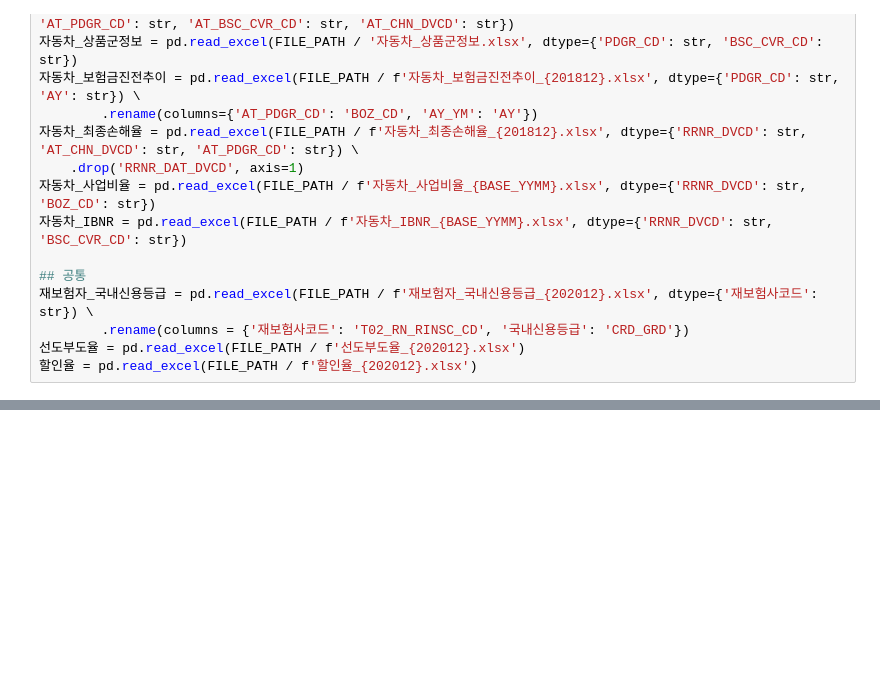
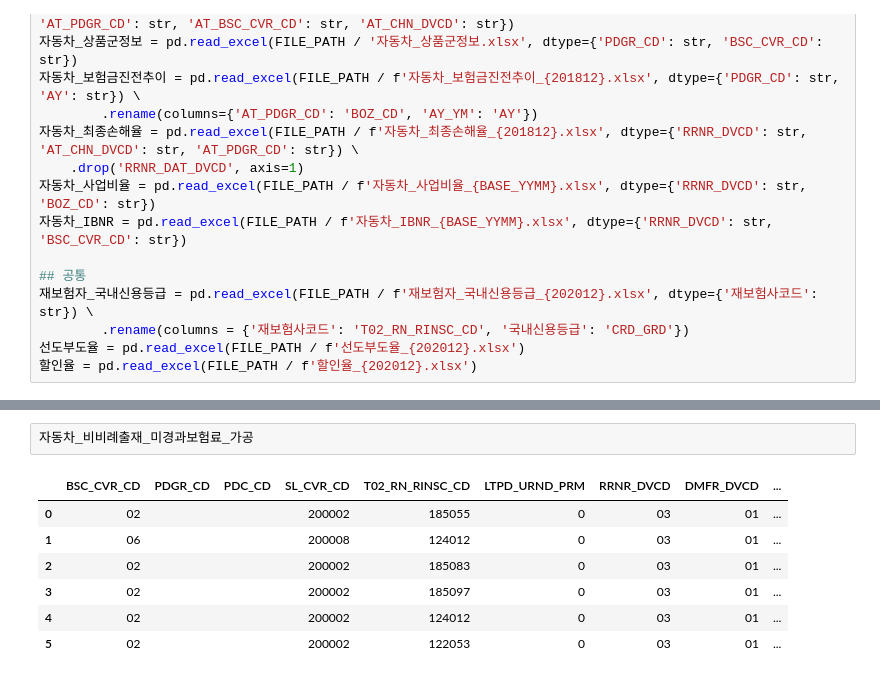
Before and after one commit to lee3jjang/qis4, a Jupyter notebook: 현행추정부채_자동차.ipynb, the cells around one changed output, grey strips where cells are left out. Drawn from its saved outputs; the diff is of its cells as text; blank space fills up the shorter version.

```diff
--- a/현행추정부채_자동차.ipynb
+++ b/현행추정부채_자동차.ipynb
@@ -70,3 +82,13 @@ BASE_YYMM = '201912'
+# %%
+자동차_비비례출재_미경과보험료_가공
+# %% [output]
+|  | BSC_CVR_CD | PDGR_CD | PDC_CD | SL_CVR_CD | T02_RN_RINSC_CD | LTPD_URND_PRM | RRNR_DVCD | DMFR_DVCD | ... |
+| 0 | 02 |  |  | 200002 | 185055 | 0 | 03 | 01 | ... |
+| 1 | 06 |  |  | 200008 | 124012 | 0 | 03 | 01 | ... |
+| 2 | 02 |  |  | 200002 | 185083 | 0 | 03 | 01 | ... |
+| 3 | 02 |  |  | 200002 | 185097 | 0 | 03 | 01 | ... |
+| 4 | 02 |  |  | 200002 | 124012 | 0 | 03 | 01 | ... |
+| 5 | 02 |  |  | 200002 | 122053 | 0 | 03 | 01 | ... |
 # %%
 # 데이터 전처리
 ## 미경과보험료
```
Also changed, not shown: parts of 7 cells of this notebook.
